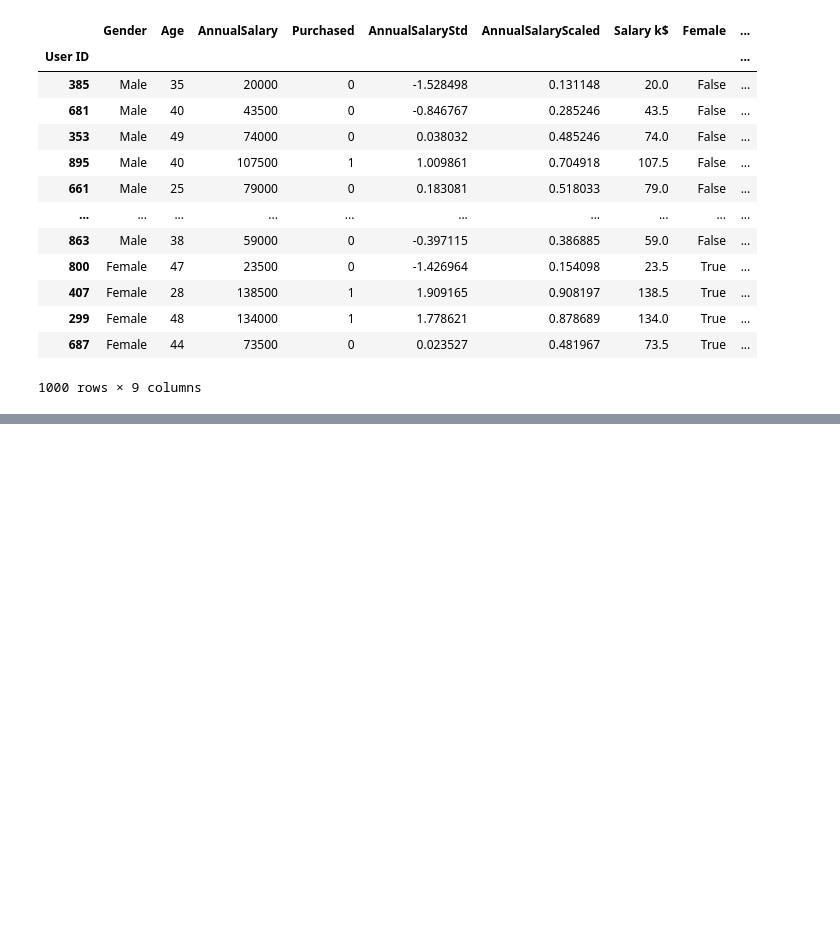
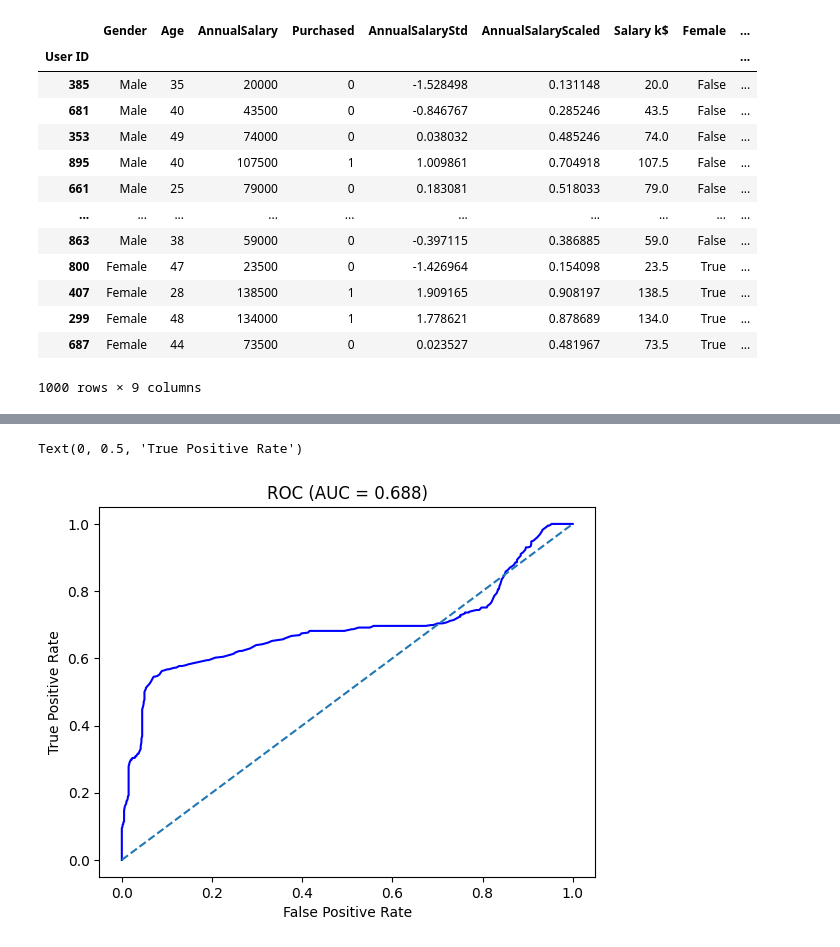
Before and after one commit to TheMarqueeGroup/JPM_DS_Oct2023, a Jupyter notebook: NotesDay3_NAMR.ipynb, the cells around one changed output, grey strips where cells are left out. Saved outputs shown, nothing was run; the diff lists cells and outputs as text; code cells hidden in the pictures; blank space fills up the shorter version.

```diff
--- a/NotesDay3_NAMR.ipynb
+++ b/NotesDay3_NAMR.ipynb
@@ -347,0 +481,9 @@ df
+# %%
+plt.plot(fpr, tpr, color='b')
+plt.plot(np.linspace(0,1,10), np.linspace(0,1,10), linestyle="--")
+plt.title(r"ROC (AUC = {:.3f})".format(clf_auc))
+plt.xlabel("False Positive Rate")
+plt.ylabel("True Positive Rate")
+# %% [output]
+Text(0, 0.5, 'True Positive Rate')
+[figure, added]
```
Also changed, not shown: parts of 53 cells of this notebook.
